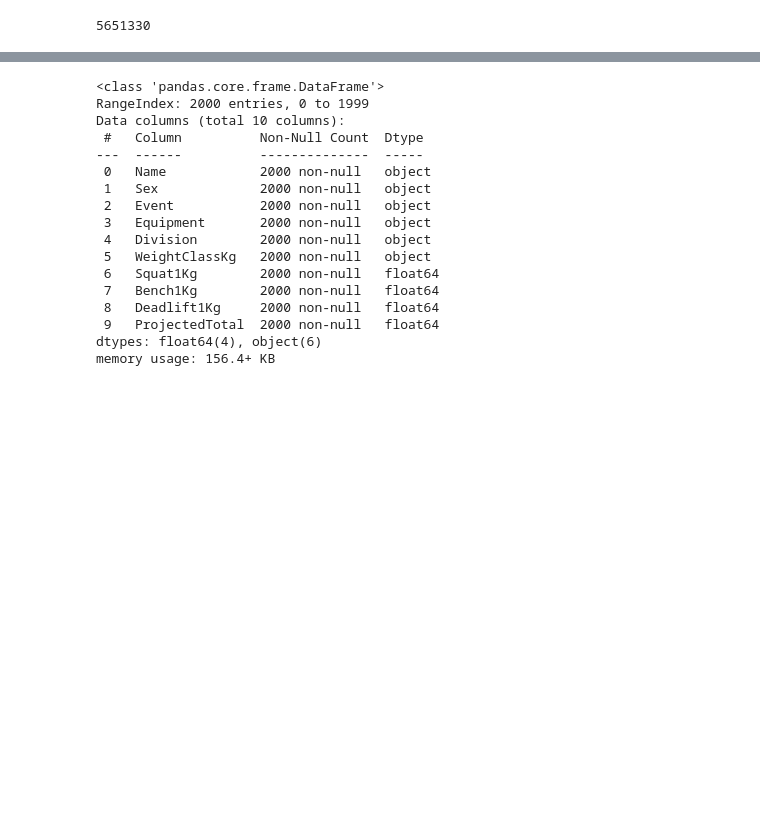
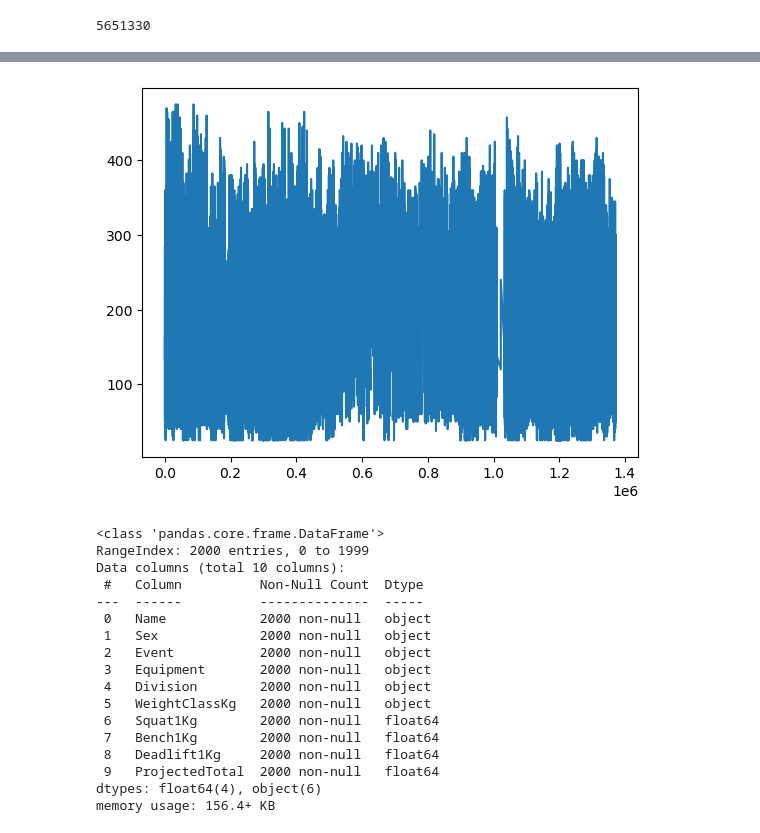
Before and after one commit to jack-mayberry/CS329E-Data-Analytics, a Jupyter notebook: Term Project/IPF_df_reduction.ipynb, the cells around one changed output, grey strips where cells are left out. Drawn from its saved outputs; the diff is of its cells as text; code cells hidden in the pictures; blank space fills up the shorter version.

```diff
--- a/Term Project/IPF_df_reduction.ipynb
+++ b/Term Project/IPF_df_reduction.ipynb
@@ -34,6 +36,9 @@ df.head()
 5 rows × 42 columns
 # %%
 df_registration = df[['Name', 'Sex', 'Event', 'Equipment', 'Division', 'WeightClassKg', 'Squat1Kg', 'Bench1Kg', 'Deadlift1Kg']]
+
+df_registration[['Squat1Kg', 'Bench1Kg', 'Deadlift1Kg']] = df_registration[['Squat1Kg', 'Bench1Kg', 'Deadlift1Kg']].abs()
+
 df_registration['ProjectedTotal'] = df_registration[['Squat1Kg', 'Bench1Kg', 'Deadlift1Kg']].sum(axis=1)
 df_registration.head()
 # %% [output]
@@ -75,0 +99,6 @@ df_test.size
+# %%
+df_registration = df_registration[df_registration['Squat1Kg'] >= 25]
+df_registration = df_registration[df_registration['Bench1Kg'] >= 25]
+df_registration = df_registration[df_registration['Deadlift1Kg'] >= 75]
+
+df_registration.describe()
@@ -76,3 +115,8 @@ df_test.size
+# %%
+plt.plot(df_registration['Squat1Kg'])
+plt.show()
+# %% [output]
+[figure, added]
 # %%
 dfreg_sample = df_registration.sample(n=2000, random_state=42).reset_index().drop('index', axis=1)
 dfreg_sample.info()
```
Also changed, not shown: parts of 5 cells of this notebook, 3 other files.
